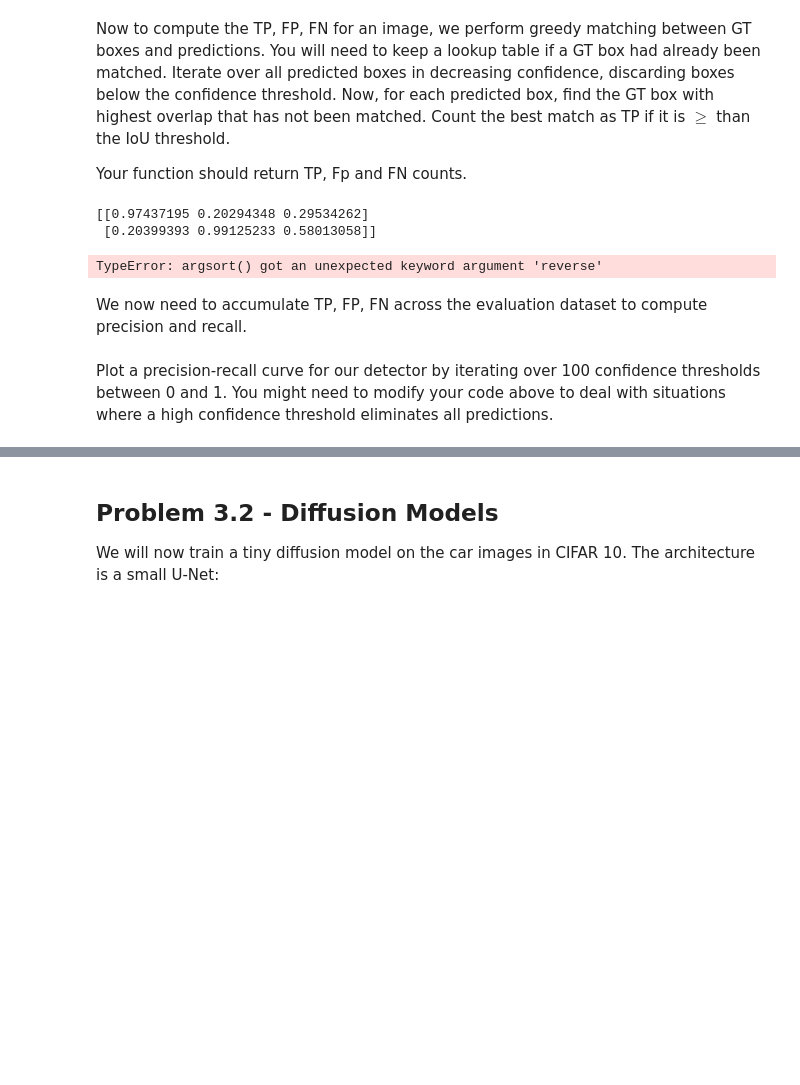
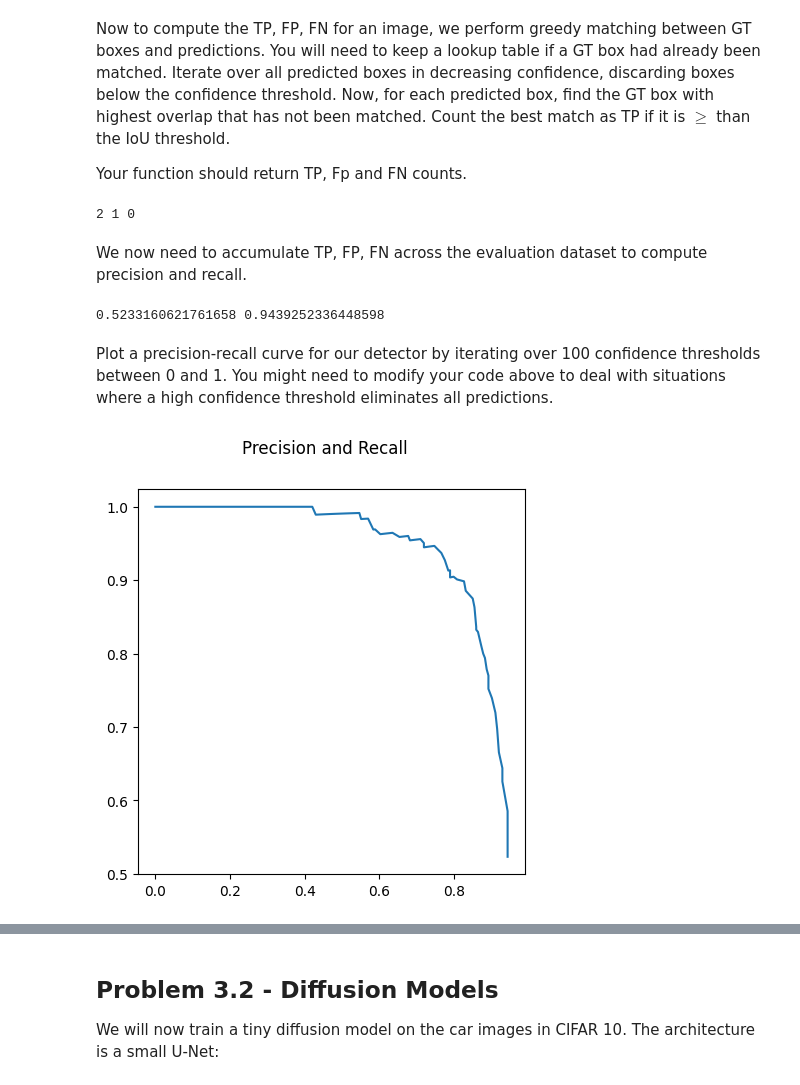
Before and after one commit to iceyxxx/Computer-Vision---Practical-1, a Jupyter notebook: practical3.ipynb, the cells around one changed output, grey strips where cells are left out. Drawn from its saved outputs; the diff is of its cells as text; code cells hidden in the pictures; blank space fills up the shorter version.

```diff
--- a/practical3.ipynb
+++ b/practical3.ipynb
@@ -200,7 +200,7 @@ def compute_tp_fp_fn(ious, pred_boxes, th_confidence, th_iou):
     lookup = []
     # TODO: compute and count matches
     for i in range(ious.shape[1]):
-      if pred_boxes[4] < th_confidence:
+      if pred_boxes[i][4] < th_confidence:
         break
       matched = False
       index_sort = np.argsort(ious[:, i])[::-1]
@@ -212,20 +212,16 @@ def compute_tp_fp_fn(ious, pred_boxes, th_confidence, th_iou):
           matched = True
           tp += 1
           fn -= 1
+          break
       if not matched:
         fp += 1
-        fn -= 1
-      print(index_sort)
     return tp, fp, fn
 
 # test the function
-print(all_ious[0])
 tp, fp, fn = compute_tp_fp_fn(all_ious[0], data[0]['pred_boxes'], 0.0, 0.5)
 print(tp, fp, fn)  # you should see 2 1 0 for confidence 0.0 and iou 0.5
 # %% [output]
-[[0.97437195 0.20294348 0.29534262]
- [0.20399393 0.99125233 0.58013058]]
+2 1 0
-TypeError: argsort() got an unexpected keyword argument 'reverse'
 # %% [markdown]
 We now need to accumulate TP, FP, FN across the evaluation dataset to compute precision and recall.
 # %%
@@ -234,25 +230,40 @@ def precision_recall(all_ious, data, th_confidence, th_iou):
     fp = 0
     fn = 0
     # TODO: accumulate across images
+    for i in range(len(all_ious)):
+      x = compute_tp_fp_fn(all_ious[i], data[i]['pred_boxes'], th_confidence, th_iou)
+      tp += x[0]
+      fp += x[1]
+      fn += x[2]
     # TODO: compute precision and recall
-    precision = 0
-    recall = 0
+    precision = 1
+    if fp + tp !=0:
+      precision = tp / (tp + fp)
+    recall = tp / (tp + fn)
     return precision, recall
 
 # test the function
 precision, recall = precision_recall(all_ious, data, 0.0, 0.5)
 print(precision, recall)  # about 0.52 and 0.94
+# %% [output]
+0.5233160621761658 0.9439252336448598
 # %% [markdown]
 Plot a precision-recall curve for our detector by iterating over 100 confidence thresholds between 0 and 1.
 You might need to modify your code above to deal with situations where a high confidence threshold eliminates all predictions.
 # %%
 precision_values = []
 recall_values = []
 
 # TODO: fill precision/recall lists
+for th in range(100):
+  x = precision_recall(all_ious, data, th/100, 0.5)
+  precision_values.append(x[0])
+  recall_values.append(x[1])
 
 viz = Visualizer(num_rows=1, num_cols=1, figsize=(5,5), axis_off=False, title='Precision and Recall', tight=True)
 viz.add_subplot_xy(0, 0, recall_values, precision_values)
+# %% [output]
+[figure, added]
 # %% [markdown]
 Analyse the PR curve for several IoU thresholds.
 * What can you tell about our detector?
```
Also changed, not shown: parts of 2 cells of this notebook.
